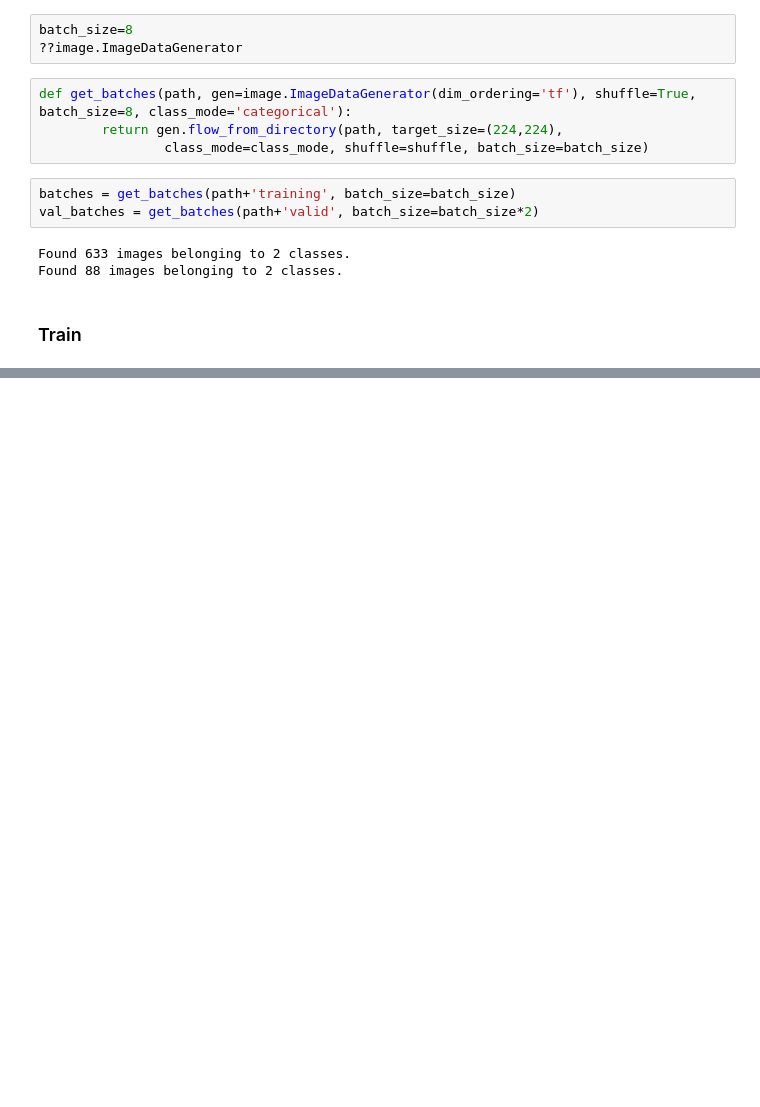
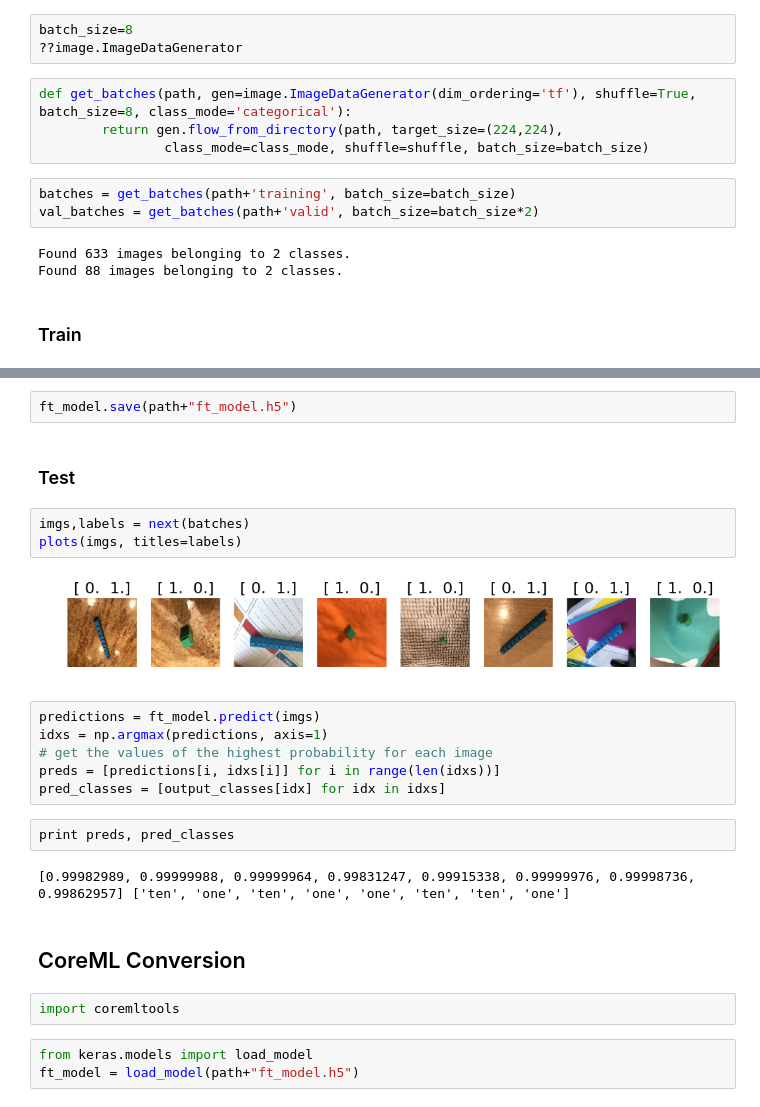
Before and after one commit to jeanfredericplante/blocks_classifier, a Jupyter notebook: notebooks/nbs/inceptionv3_retraining.ipynb, the cells around one changed output, grey strips where cells are left out. Cells and saved outputs as stored; diff of their text form; blank space fills up the shorter version.

Commit message:
conversion w/ coreml

```diff
--- a/notebooks/nbs/inceptionv3_retraining.ipynb
+++ b/notebooks/nbs/inceptionv3_retraining.ipynb
@@ -84,0 +90,26 @@ Epoch 1/1
+# %%
+ft_model.save(path+"ft_model.h5")
+# %% [markdown]
+### Test
+# %%
+imgs,labels = next(batches)
+plots(imgs, titles=labels)
+# %% [output]
+[figure, added]
+# %%
+predictions = ft_model.predict(imgs)
+idxs = np.argmax(predictions, axis=1)
+# get the values of the highest probability for each image
+preds = [predictions[i, idxs[i]] for i in range(len(idxs))]
+pred_classes = [output_classes[idx] for idx in idxs]
+# %%
+print preds, pred_classes
+# %% [output]
+[0.99982989, 0.99999988, 0.99999964, 0.99831247, 0.99915338, 0.99999976, 0.99998736, 0.99862957] ['ten', 'one', 'ten', 'one', 'one', 'ten', 'ten', 'one']
+# %% [markdown]
+## CoreML Conversion
+# %%
+import coremltools
+# %%
+from keras.models import load_model
+ft_model = load_model(path+"ft_model.h5")
```
Also changed, not shown: parts of 6 cells of this notebook.
